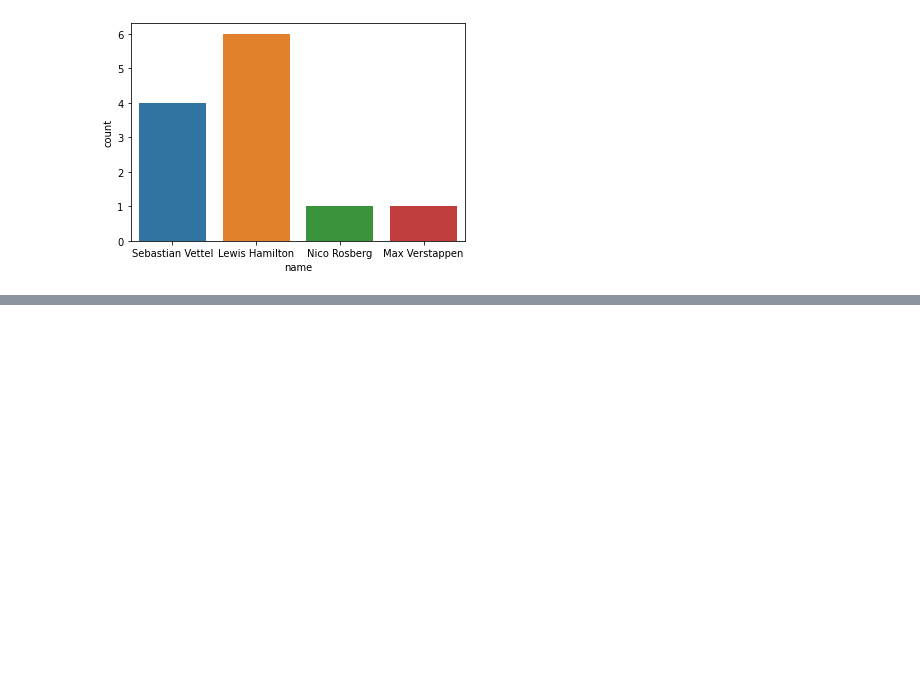
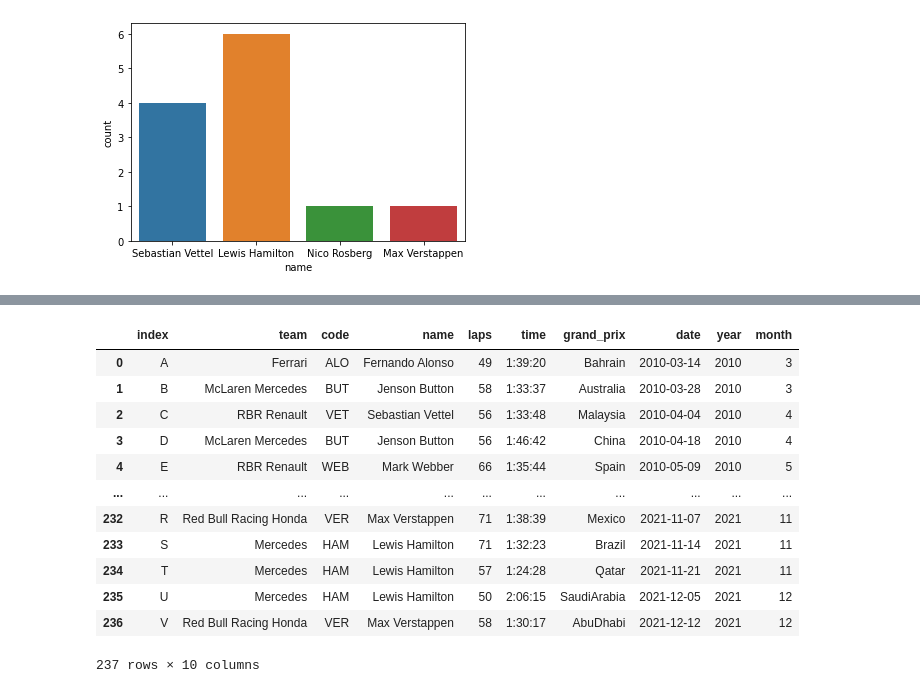
Before and after one commit to tanmaybankar/Formula-One, a Jupyter notebook: Formula One.ipynb, the cells around one changed output, grey strips where cells are left out. Saved outputs shown, nothing was run; the diff lists cells and outputs as text; code cells hidden in the pictures; blank space fills up the shorter version.

```diff
--- a/Formula One.ipynb
+++ b/Formula One.ipynb
@@ -202,0 +266,26 @@ sns.countplot(x='name',data=world_champion)
+# %%
+date_updated = pd.read_csv('Datasets/f1_2010-2021/f1_2010-2021.csv', parse_dates=['date'])
+
+date_updated["name"] = date_updated[["name", "surname"]].agg(" ".join , axis=1)
+date_updated.drop("surname", axis=1, inplace=True)
+
+
+
+date_updated['year'] = pd.DatetimeIndex(date_updated['date']).year
+date_updated['month'] = pd.DatetimeIndex(date_updated['date']).month
+date_updated.drop("level_0", axis=1, inplace=True)
+date_updated
+# %% [output]
+|  | index | team | code | name | laps | time | grand_prix | date | year | month |
+| 0 | A | Ferrari | ALO | Fernando Alonso | 49 | 1:39:20 | Bahrain | 2010-03-14 | 2010 | 3 |
+| 1 | B | McLaren Mercedes | BUT | Jenson Button | 58 | 1:33:37 | Australia | 2010-03-28 | 2010 | 3 |
+| 2 | C | RBR Renault | VET | Sebastian Vettel | 56 | 1:33:48 | Malaysia | 2010-04-04 | 2010 | 4 |
+| 3 | D | McLaren Mercedes | BUT | Jenson Button | 56 | 1:46:42 | China | 2010-04-18 | 2010 | 4 |
+| 4 | E | RBR Renault | WEB | Mark Webber | 66 | 1:35:44 | Spain | 2010-05-09 | 2010 | 5 |
+| ... | ... | ... | ... | ... | ... | ... | ... | ... | ... | ... |
+| 232 | R | Red Bull Racing Honda | VER | Max Verstappen | 71 | 1:38:39 | Mexico | 2021-11-07 | 2021 | 11 |
+| 233 | S | Mercedes | HAM | Lewis Hamilton | 71 | 1:32:23 | Brazil | 2021-11-14 | 2021 | 11 |
+| 234 | T | Mercedes | HAM | Lewis Hamilton | 57 | 1:24:28 | Qatar | 2021-11-21 | 2021 | 11 |
+| 235 | U | Mercedes | HAM | Lewis Hamilton | 50 | 2:06:15 | SaudiArabia | 2021-12-05 | 2021 | 12 |
+| 236 | V | Red Bull Racing Honda | VER | Max Verstappen | 58 | 1:30:17 | AbuDhabi | 2021-12-12 | 2021 | 12 |
+237 rows × 10 columns
```
Also changed, not shown: parts of 11 cells of this notebook.
